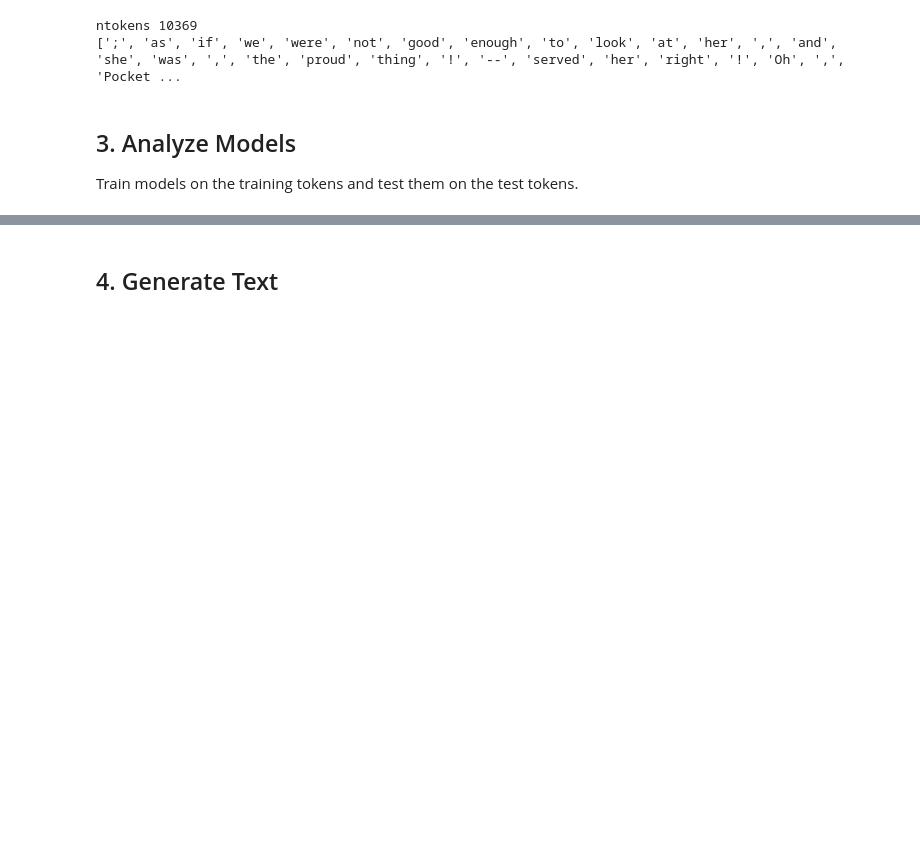
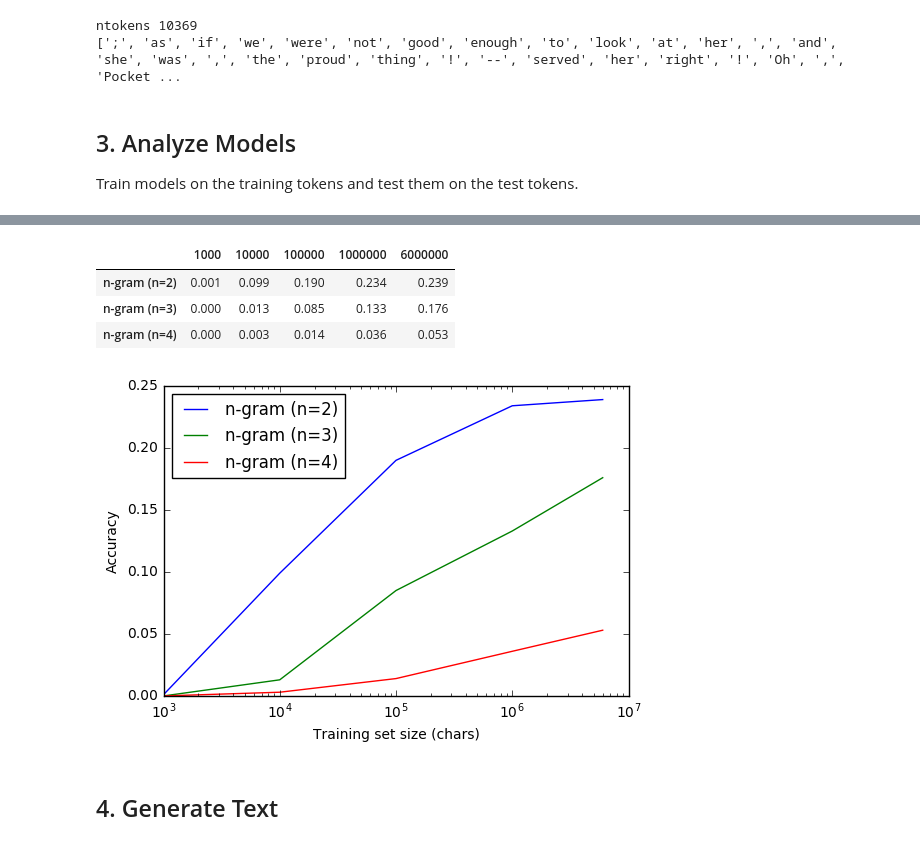
Before and after one commit to bburns/LanguageModels, a Jupyter notebook: experiments/2016-12-23/Notebook.ipynb, the cells around one changed output, grey strips where cells are left out. Saved outputs shown, nothing was run; the diff lists cells and outputs as text; code cells hidden in the pictures; blank space fills up the shorter version.

Commit message:
feat: plot learning curve accuracies

```diff
--- a/experiments/2016-12-23/Notebook.ipynb
+++ b/experiments/2016-12-23/Notebook.ipynb
@@ -127,11 +127,15 @@ model_list = [
     #[wp.rnn.RnnModel, {}],
 ]
 # %%
-for nchars in (1000,10000,100000,1000000,6000000):
+nchars_list = (1000,10000,100000,1000000,6000000)
+rows = []
+for nchars in nchars_list:
     print(nchars)
     models = wp.analyze.train_models(model_list, data, nchars)
     results = wp.analyze.test_models(models, data, nchars)
     print()
+    row = [nchars] + results
+    rows.append(row)
 # %% [output]
 1000
 load model: models/NgramModel-(nchars-1000,n-2).pickle
@@ -150,3 +154,10 @@ nright/total=174/1000 = 0.174000
 
 n-gram (n=4)
 nright/total=53/1000 = 0.053000
+# %%
+import pandas as pd
+import matplotlib.pyplot as plt
+
+cols = ['nchars'] + [model.name for model in models]
+df = pd.DataFrame(rows, columns=cols)
+df
@@ -153,2 +171,25 @@ nright/total=53/1000 = 0.053000
+# %%
+dft = df.transpose()
+dft.columns = nchars_list
+dft2 = dft.drop('nchars',axis=0)
+dft2
+# %% [output]
+|  | 1000 | 10000 | 100000 | 1000000 | 6000000 |
+| n-gram (n=2) | 0.001 | 0.099 | 0.190 | 0.234 | 0.239 |
+| n-gram (n=3) | 0.000 | 0.013 | 0.085 | 0.133 | 0.176 |
+| n-gram (n=4) | 0.000 | 0.003 | 0.014 | 0.036 | 0.053 |
+# %%
+%matplotlib inline
+
+plt.plot(dft2.columns, dft2.ix[0])
+plt.plot(dft2.columns, dft2.ix[1])
+plt.plot(dft2.columns, dft2.ix[2])
+plt.legend(loc='best')
+plt.xscale('log')
+plt.xlabel('Training set size (chars)')
+plt.ylabel('Accuracy')
+plt.show()
+# %% [output]
+[figure, added]
 # %% [markdown]
 ## 4. Generate Text
```
Also changed, not shown: parts of 2 cells of this notebook, 1 other file.
